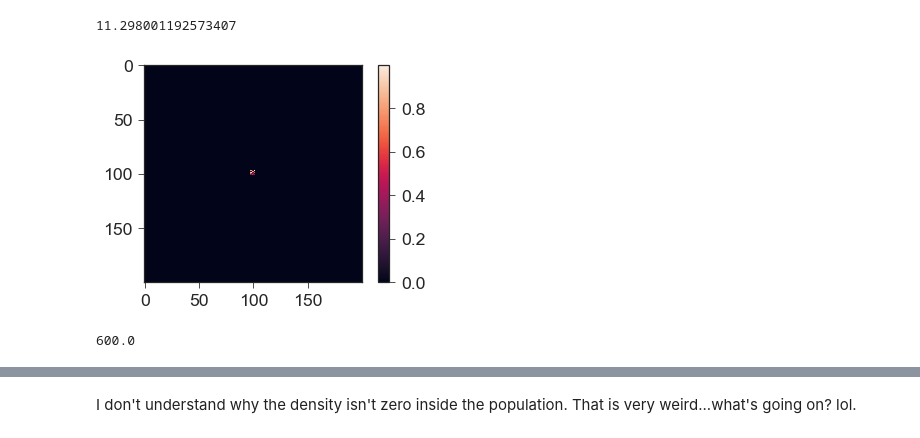
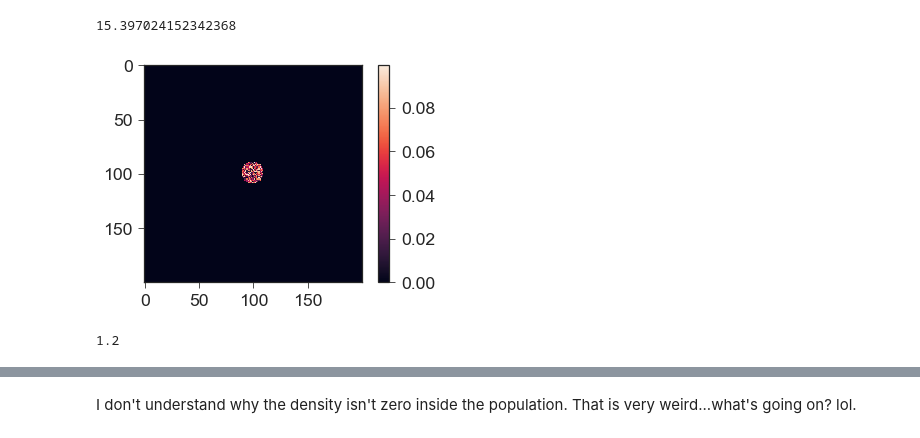
Before and after one commit to btweinstein/LB_colony_growth, a Jupyter notebook: 2018_04_23_mako_opencl_2d.ipynb, the cells around one changed output, grey strips where cells are left out. Saved outputs shown, nothing was run; the diff lists cells and outputs as text; code cells hidden in the pictures.

```diff
--- a/2018_04_23_mako_opencl_2d.ipynb
+++ b/2018_04_23_mako_opencl_2d.ipynb
@@ -88,23 +83,25 @@ plt.colorbar()
+# %%
+m0 = .1
 # %%
 # Initialize the current amount of absorbed mass randomly
 
-absorbed_mass = np.random.rand(nx, ny)
+absorbed_mass = m0*np.random.rand(nx, ny)
 bc_in_domain = bc_map[halo:-halo, halo:-halo]
 
 absorbed_mass[bc_in_domain >= 0] = 0
 
 plt.imshow(absorbed_mass)
 plt.colorbar()
 
 print absorbed_mass.sum()
 # %% [output]
-11.298001192573407
+15.397024152342368
-[figure, old version]
+[figure, new version]
 # %%
-k0 = .5
+#k0 = .5 For Da = 600
+k0 = 0.001
 k_list = [k0, k0]
 
-m0 = 10.0
 m_reproduce_list = [m0, m0]
 velocity_set = 'D2Q9'
 D = .5 * (1./3.)
@@ -112,7 +109,7 @@ D = .5 * (1./3.)
 Da = nx * k_list[0]/D
 print Da
 # %% [output]
-600.0
+1.2
 # %%
 dla_colony = lb.DLA_Colony(
     ctx_info=ctx_info, velocity_set='D2Q9',
```
Also changed, not shown: parts of 15 cells of this notebook, 2 other files.
